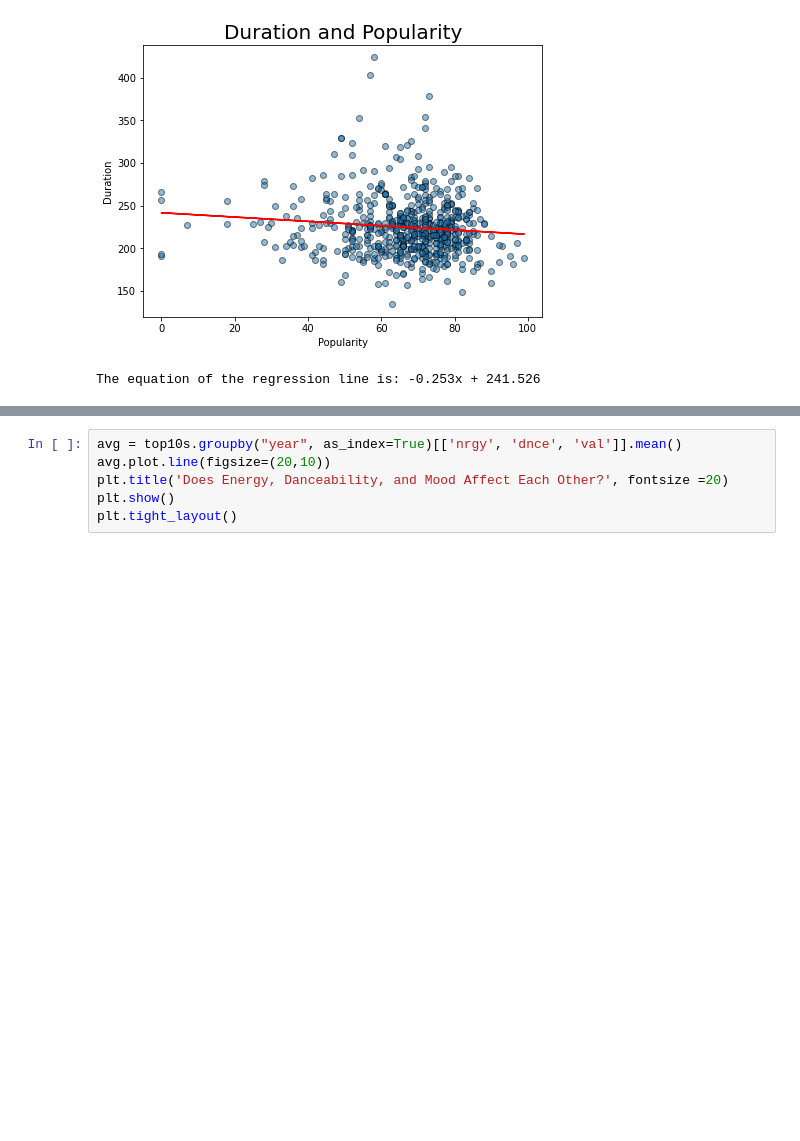
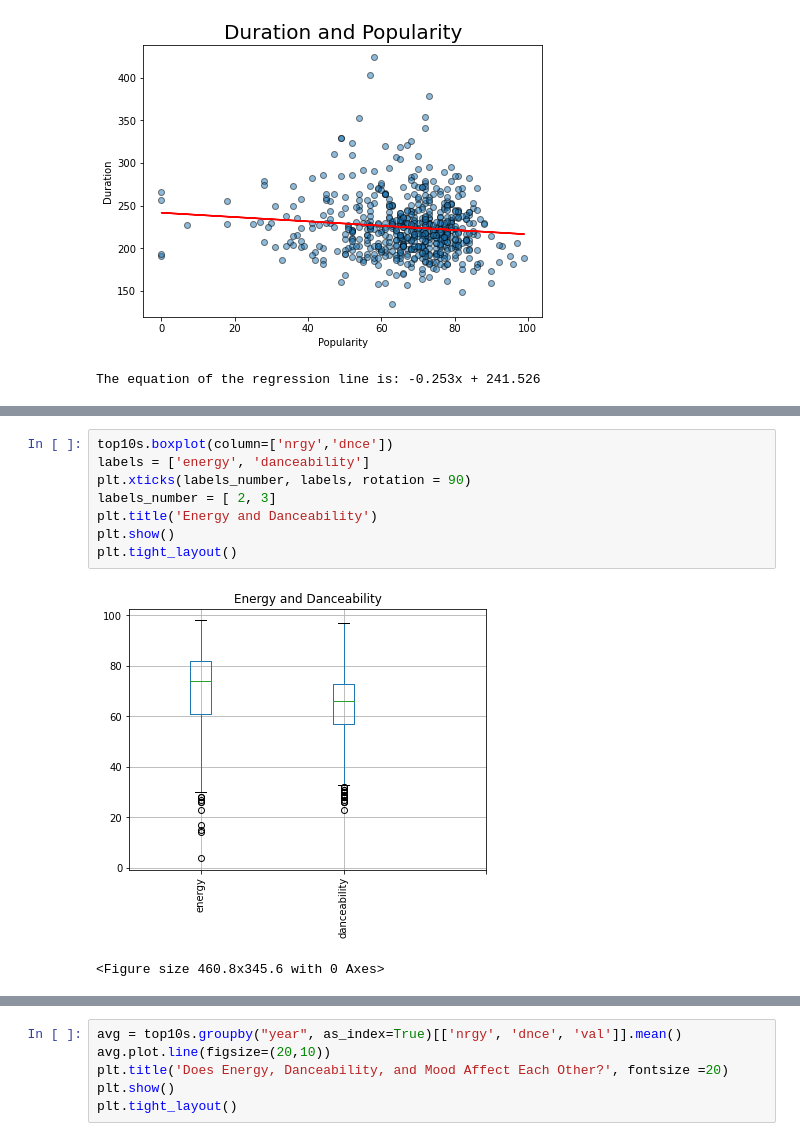
Before and after one commit to jvalliere/CMPS240-final-project, a Jupyter notebook: CMPS240_final_project.ipynb, the cells around one changed output, grey strips where cells are left out. Saved outputs shown, nothing was run; the diff lists cells and outputs as text; blank space fills up the shorter version.

```diff
--- a/CMPS240_final_project.ipynb
+++ b/CMPS240_final_project.ipynb
@@ -158,0 +134,11 @@ plt.show()
+# %%
+top10s.boxplot(column=['nrgy','dnce'])
+labels = ['energy', 'danceability']
+plt.xticks(labels_number, labels, rotation = 90)
+labels_number = [ 2, 3]
+plt.title('Energy and Danceability')
+plt.show()
+plt.tight_layout()
+# %% [output]
+[figure, added]
+<Figure size 460.8x345.6 with 0 Axes>
```
Also changed, not shown: parts of 9 cells of this notebook.
